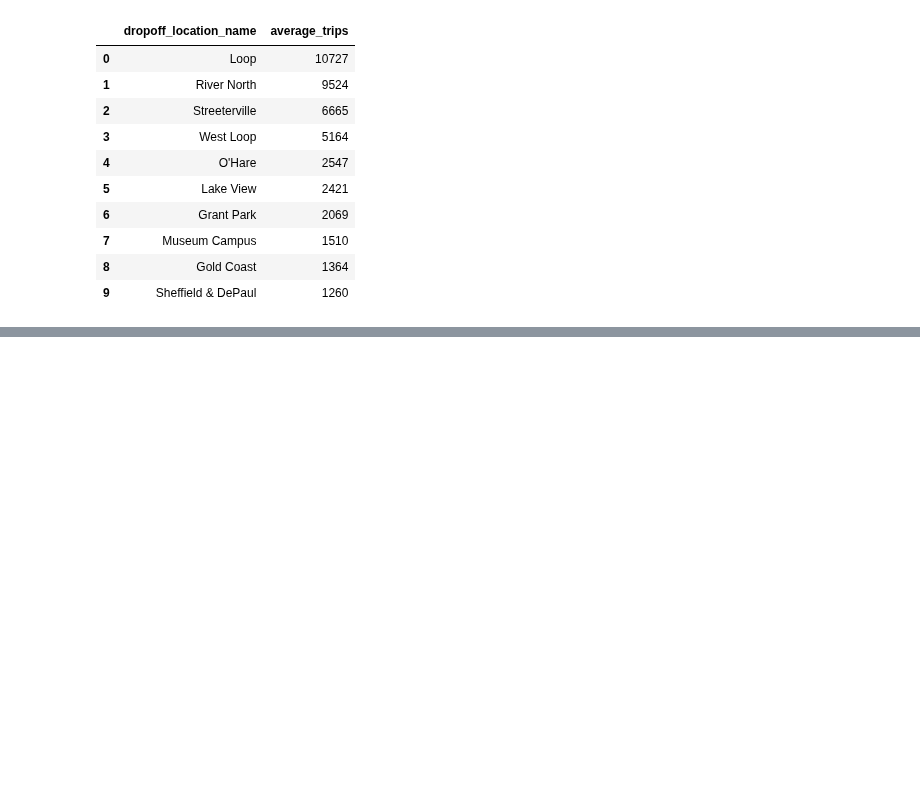
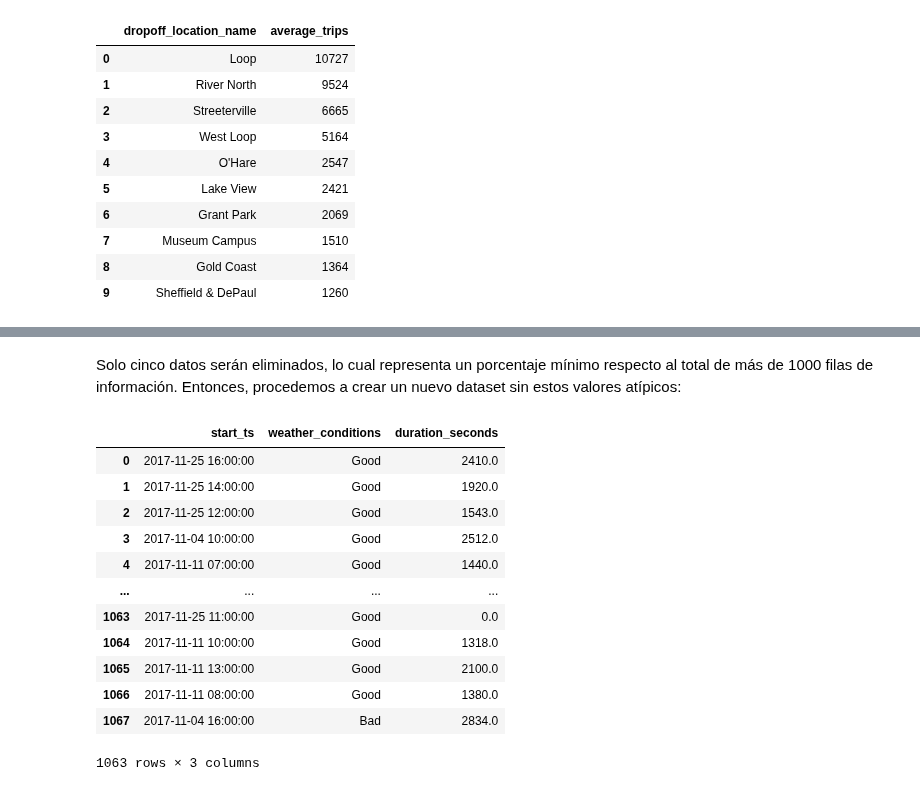
Before and after one commit to ChristianMartinezCaceres/Practicum-portfolio, a Jupyter notebook: 06_taxi_company_analysis/taxi_company_analysis_notebook.ipynb, the cells around one changed output, grey strips where cells are left out. Drawn from its saved outputs; the diff is of its cells as text; code cells hidden in the pictures; blank space fills up the shorter version.

```diff
--- a/06_taxi_company_analysis/taxi_company_analysis_notebook.ipynb
+++ b/06_taxi_company_analysis/taxi_company_analysis_notebook.ipynb
@@ -558,0 +590,19 @@ plt.show()
+# %% [markdown]
+Solo cinco datos serán eliminados, lo cual representa un porcentaje mínimo respecto al total de más de 1000 filas de información. Entonces, procedemos a crear un nuevo dataset sin estos valores atípicos:
+# %%
+data_weather_final = data_weather.query("duration_seconds < 4500")
+data_weather_final
+# %% [output]
+|  | start_ts | weather_conditions | duration_seconds |
+| 0 | 2017-11-25 16:00:00 | Good | 2410.0 |
+| 1 | 2017-11-25 14:00:00 | Good | 1920.0 |
+| 2 | 2017-11-25 12:00:00 | Good | 1543.0 |
+| 3 | 2017-11-04 10:00:00 | Good | 2512.0 |
+| 4 | 2017-11-11 07:00:00 | Good | 1440.0 |
+| ... | ... | ... | ... |
+| 1063 | 2017-11-25 11:00:00 | Good | 0.0 |
+| 1064 | 2017-11-11 10:00:00 | Good | 1318.0 |
+| 1065 | 2017-11-11 13:00:00 | Good | 2100.0 |
+| 1066 | 2017-11-11 08:00:00 | Good | 1380.0 |
+| 1067 | 2017-11-04 16:00:00 | Bad | 2834.0 |
+1063 rows × 3 columns
```
Also changed, not shown: parts of 31 cells of this notebook.
